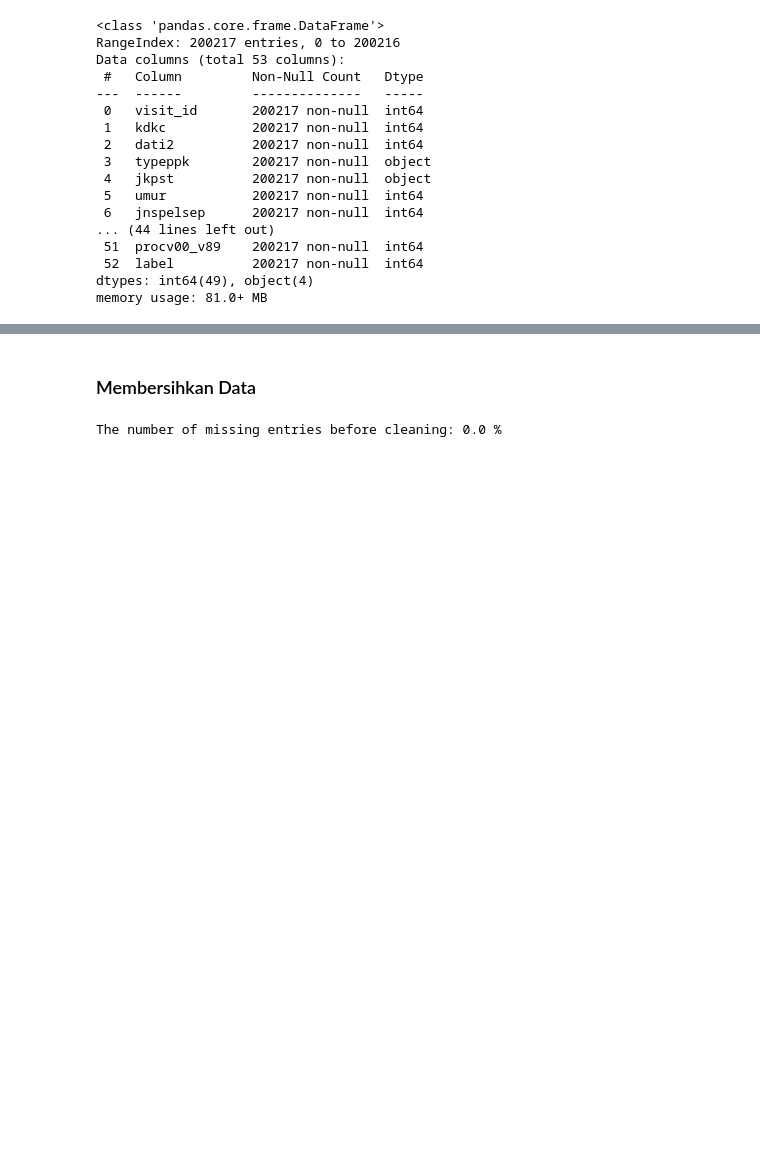
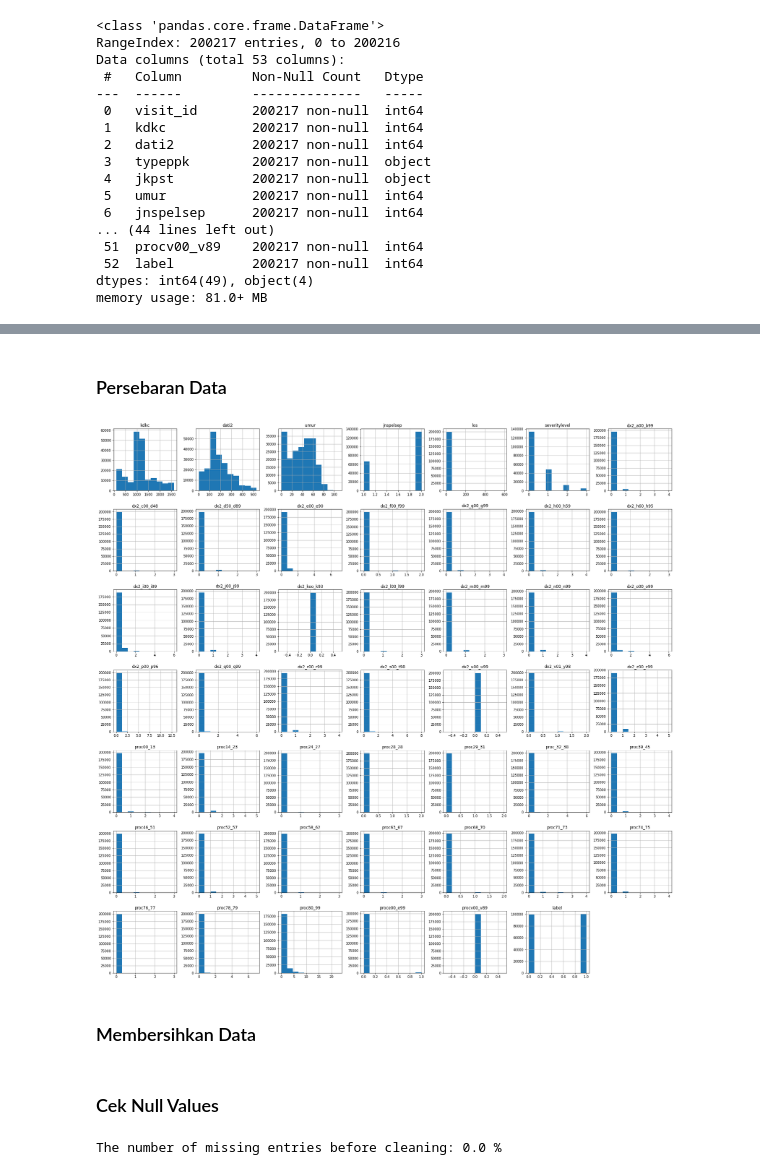
Before and after one commit to gracepanjaitan/Project-DAMI-Binary-Classification-Using-KNN, a Jupyter notebook: Fraud_Detection_Using_KNN_03.ipynb, the cells around one changed output, grey strips where cells are left out. Drawn from its saved outputs; the diff is of its cells as text; code cells hidden in the pictures; blank space fills up the shorter version.

```diff
--- a/Fraud_Detection_Using_KNN_03.ipynb
+++ b/Fraud_Detection_Using_KNN_03.ipynb
@@ -44,5 +105,21 @@ memory usage: 81.0+ MB
+# %% [markdown]
+### Persebaran Data
+# %%
+# menampilkan histogram untuk semua atribut
+
+import pandas
+from pandas.plotting import scatter_matrix
+import matplotlib.pyplot as plt
+
+# menampilkan distribusi variabel dengan menggunakan plot histogram
+df.hist(figsize=(30, 30))
+plt.show()
+# %% [output]
+[figure, added]
 # %% [markdown]
 ### Membersihkan Data
+# %% [markdown]
+### Cek Null Values
 # %%
 Missing_Percentage = (df.isnull().sum()).sum()/np.product(df.shape)*100
 print("The number of missing entries before cleaning: " + str(round(Missing_Percentage,5)) + " %")
```
Also changed, not shown: parts of 19 cells of this notebook.
